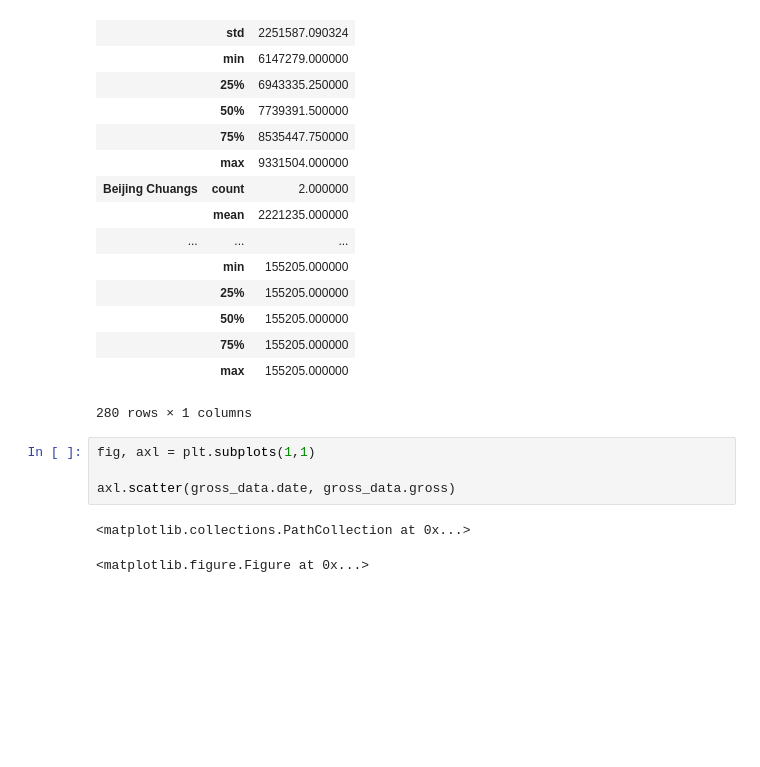
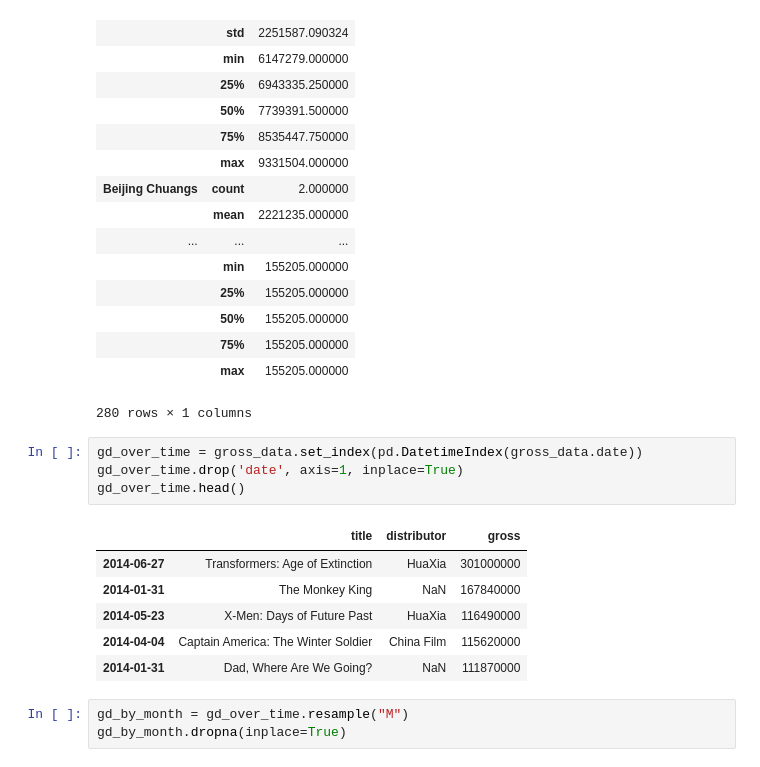
Before and after one commit to adrianbautista/foursquare-restaurant-grades, a Jupyter notebook: China Box Office Grosses.ipynb, the cells around one changed output. Drawn from its saved outputs; the diff is of its cells as text; blank space fills up the shorter version.

```diff
--- a/China Box Office Grosses.ipynb
+++ b/China Box Office Grosses.ipynb
@@ -74,10 +74,17 @@ gross_data.groupby('distributor').describe()
 |  | 75% | 155205.000000 |
 |  | max | 155205.000000 |
 280 rows × 1 columns
-# %%
-fig, axl = plt.subplots(1,1)
-
-axl.scatter(gross_data.date, gross_data.gross)
-# %% [output]
-<matplotlib.collections.PathCollection at 0x...>
-<matplotlib.figure.Figure at 0x...>
+# %%
+gd_over_time = gross_data.set_index(pd.DatetimeIndex(gross_data.date))
+gd_over_time.drop('date', axis=1, inplace=True)
+gd_over_time.head()
+# %% [output]
+|  | title | distributor | gross |
+| 2014-06-27 | Transformers: Age of Extinction | HuaXia | 301000000 |
+| 2014-01-31 | The Monkey King | NaN | 167840000 |
+| 2014-05-23 | X-Men: Days of Future Past | HuaXia | 116490000 |
+| 2014-04-04 | Captain America: The Winter Soldier | China Film | 115620000 |
+| 2014-01-31 | Dad, Where Are We Going? | NaN | 111870000 |
+# %%
+gd_by_month = gd_over_time.resample("M")
+gd_by_month.dropna(inplace=True)
```
Also changed, not shown: parts of 2 cells of this notebook.
